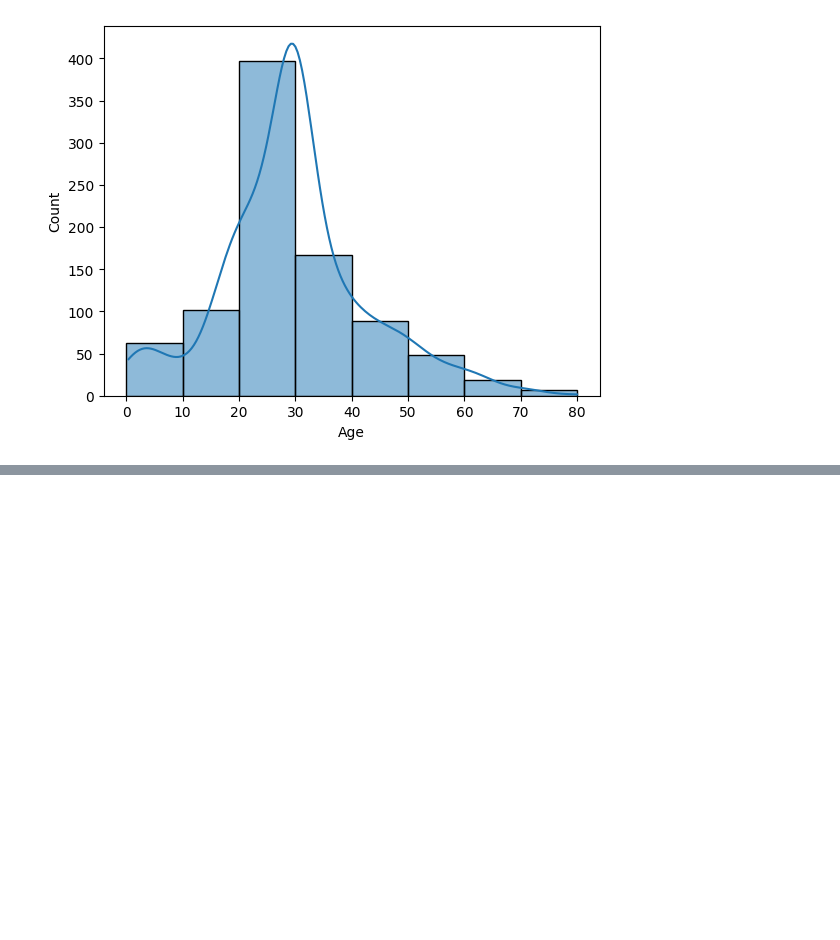
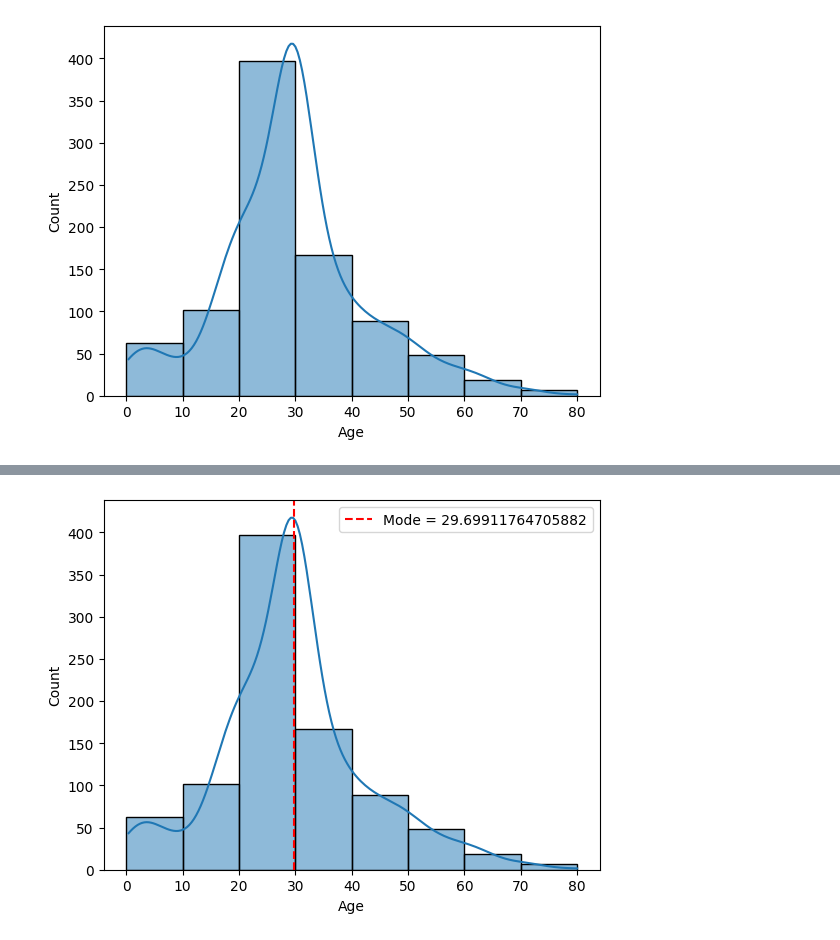
Before and after one commit to faruk950147/Python-A-to-Z, a Jupyter notebook: 07 ML/statictist/main.ipynb, the cells around one changed output, grey strips where cells are left out. Cells and saved outputs as stored; diff of their text form; code cells hidden in the pictures; blank space fills up the shorter version.

```diff
--- a/07 ML/statictist/main.ipynb
+++ b/07 ML/statictist/main.ipynb
@@ -109,0 +110,14 @@ memory usage: 83.7+ KB
+# %%
+
+mode_value = df['Age'].mode()[0]
+
+# Histogram
+sns.histplot(df['Age'], kde=True, bins=[i for i in range(0, 81, 10)])
+
+# Mode line
+plt.axvline(x=mode_value, color='red',linestyle='--', label=f'Mode = {mode_value}')
+
+plt.legend()
+plt.show()
+# %% [output]
+[figure, added]
```
Also changed, not shown: parts of 7 cells of this notebook.
